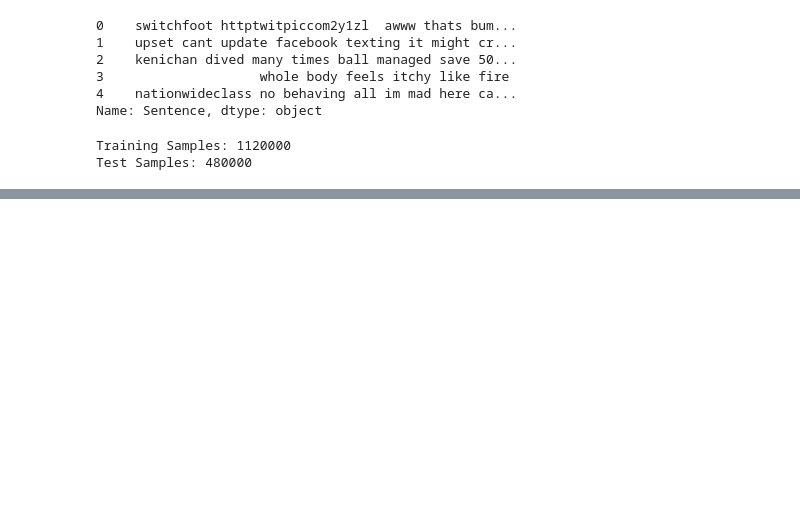
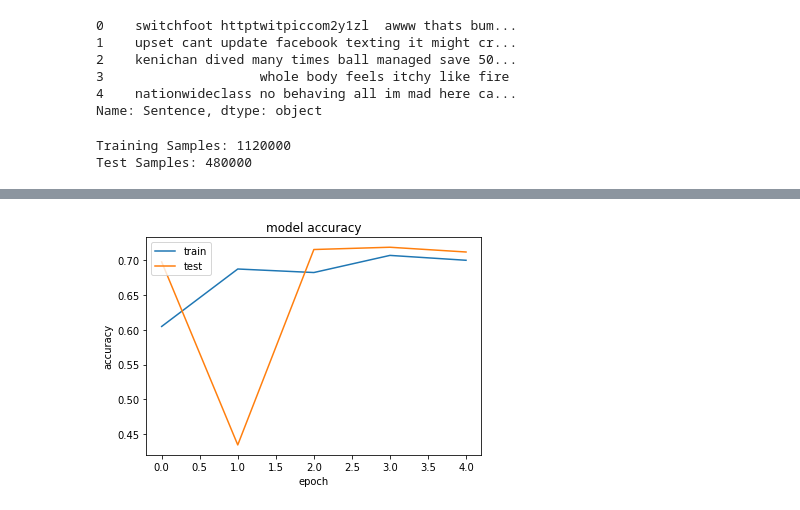
Before and after one commit to ammarlodhi255/machine-learning-from-scratch, a Jupyter notebook: sentiment_analysis_using_pre-trained_models_and_word_embeddings/sentiment_analysis_from_scratch.ipynb, the cells around one changed output, grey strips where cells are left out. Cells and saved outputs as stored; diff of their text form; code cells hidden in the pictures; blank space fills up the shorter version.

```diff
--- a/sentiment_analysis_using_pre-trained_models_and_word_embeddings/sentiment_analysis_from_scratch.ipynb
+++ b/sentiment_analysis_using_pre-trained_models_and_word_embeddings/sentiment_analysis_from_scratch.ipynb
@@ -3,7 +8,7 @@ import pandas as pd
 import numpy as np
 
 df = pd.read_csv (
-    r'D:\University Files\Assignments\7th Semester\Machine Learning\noemoticon.csv',
+    '/content/drive/MyDrive/Code /Sentiment Analysis/noemoticon.csv',
     header=None,
     encoding='latin-1'
 )
@@ -149,0 +175,10 @@ X_test = text_vectorization(X_test)
+# %%
+import pickle
+with open('/content/drive/MyDrive/Code /Sentiment Analysis/X_train.pickle', 'rb') as file:
+  X_train = pickle.load(file)
+
+with open('/content/drive/MyDrive/Code /Sentiment Analysis/X_test.pickle', 'rb') as file:
+  X_test = pickle.load(file)
+
+with open('/content/drive/MyDrive/Code /Sentiment Analysis/vocab.pickle', 'rb') as file:
+  vocabulary = pickle.load(file)
@@ -149,0 +187,21 @@ X_test = text_vectorization(X_test)
+# %%
+import keras
+inputs = keras.Input(shape=(None,), dtype="int64")
+embedded = layers.Embedding(max_features, max_length)(inputs)
+x = layers.SimpleRNN(32)(embedded)
+outputs = layers.Dense(64, activation='relu')(x)
+outputs = layers.Dense(32, activation='relu')(outputs)
+outputs = layers.Dense(1, activation="sigmoid")(outputs)
+model = keras.Model(inputs, outputs)
+model.compile(optimizer="rmsprop",
+              loss="binary_crossentropy",
+              metrics=["accuracy"])
+model.summary()
+
+# I had to train it for 5 epochs due to time and device constraints.
+# Each epoch was taking considerably huge amount of time.
+
+history = model.fit(X_train, y_train,
+                    epochs=5,
+                    batch_size=300,
+                    validation_split=0.2)
@@ -149,0 +226,12 @@ X_test = text_vectorization(X_test)
+# %%
+# When the model was trained on 10 epochs, more often than not, the accuracy started to plummet
+import matplotlib.pyplot as plt
+plt.plot(history.history['accuracy'])
+plt.plot(history.history['val_accuracy'])
+plt.title('model accuracy')
+plt.ylabel('accuracy')
+plt.xlabel('epoch')
+plt.legend(['train', 'test'], loc='upper left')
+plt.show()
+# %% [output]
+[figure, added]
```
Also changed, not shown: parts of 52 cells of this notebook.
